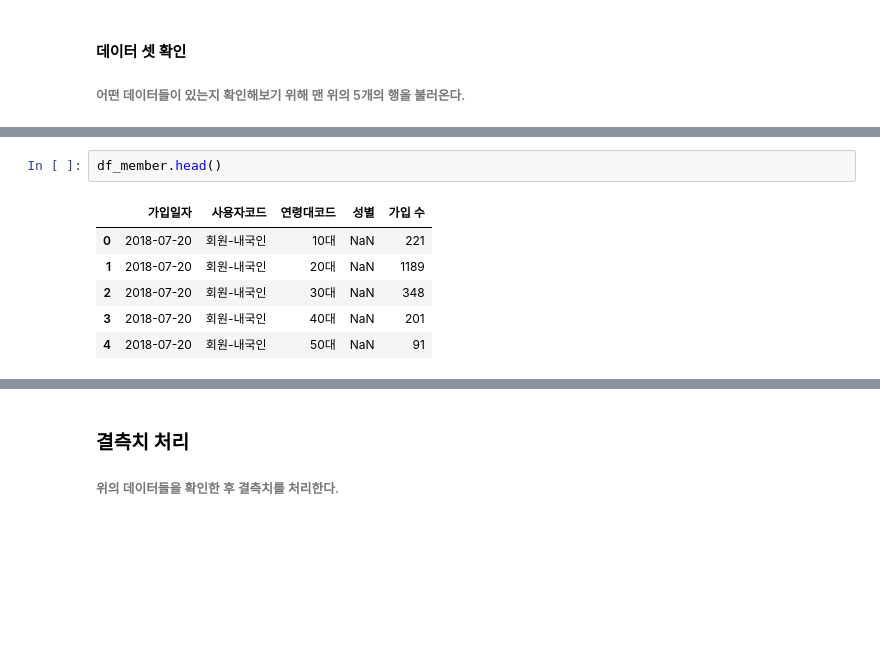
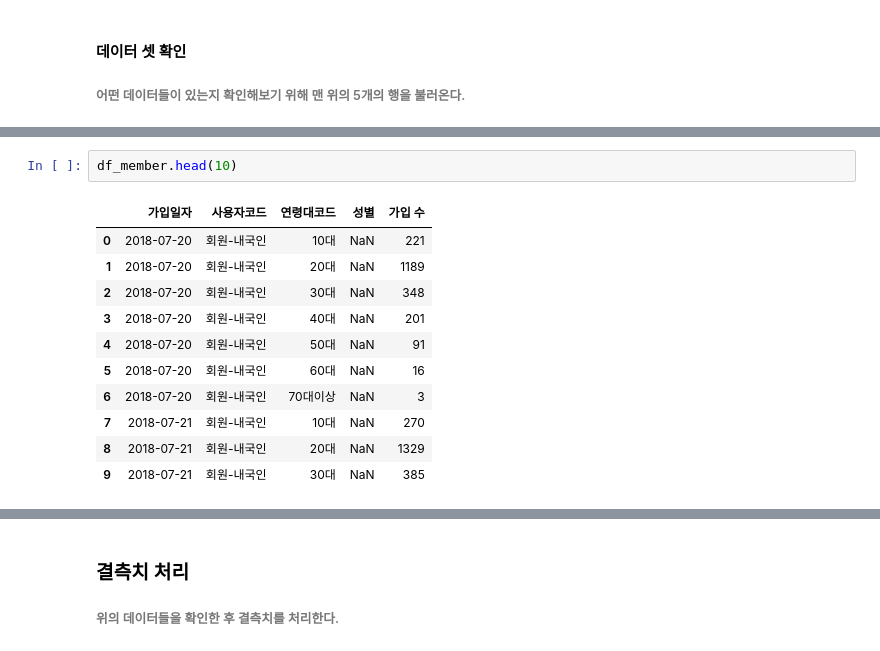
Before and after one commit to yunju727/Opensource-Project, a Jupyter notebook: main.ipynb, the cells around one changed output, grey strips where cells are left out. Drawn from its saved outputs; the diff is of its cells as text; blank space fills up the shorter version.

```diff
--- a/main.ipynb
+++ b/main.ipynb
@@ -64,11 +73,16 @@ df_location.head(20)  #None값이 많이 존재(NaN값이 많이 존재해서
 | 18 | 117.0 | 홍은사거리 | 서대문구 | 마포구 서강로1길 30 | 37.59115982 | 126.94133 | 2015-09-07 | 25 | NaN | ... |
 | 19 | 118.0 | 광흥창역 2번출구 앞 | 마포구 | 서울특별시 마포구 독막로 지하165 | 37.54773331 | 126.9317627 | 2015-09-07 | 10 | NaN | ... |
 # %%
-df_member.head()
+df_member.head(10)
 # %% [output]
 |  | 가입일자 | 사용자코드 | 연령대코드 | 성별 | 가입 수 |
 | 0 | 2018-07-20 | 회원-내국인 | 10대 | NaN | 221 |
 | 1 | 2018-07-20 | 회원-내국인 | 20대 | NaN | 1189 |
 | 2 | 2018-07-20 | 회원-내국인 | 30대 | NaN | 348 |
 | 3 | 2018-07-20 | 회원-내국인 | 40대 | NaN | 201 |
 | 4 | 2018-07-20 | 회원-내국인 | 50대 | NaN | 91 |
+| 5 | 2018-07-20 | 회원-내국인 | 60대 | NaN | 16 |
+| 6 | 2018-07-20 | 회원-내국인 | 70대이상 | NaN | 3 |
+| 7 | 2018-07-21 | 회원-내국인 | 10대 | NaN | 270 |
+| 8 | 2018-07-21 | 회원-내국인 | 20대 | NaN | 1329 |
+| 9 | 2018-07-21 | 회원-내국인 | 30대 | NaN | 385 |
```
Also changed, not shown: parts of 5 cells of this notebook.
